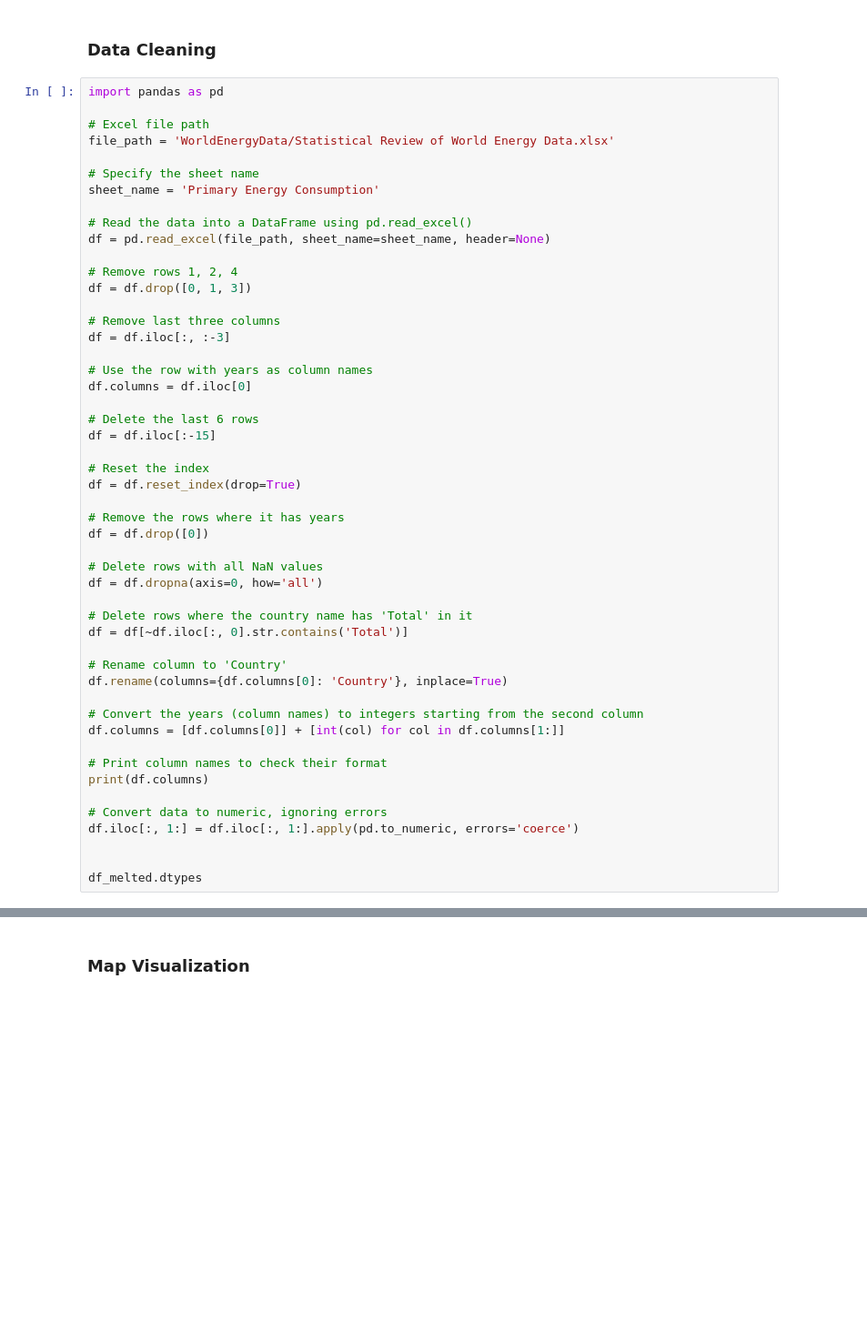
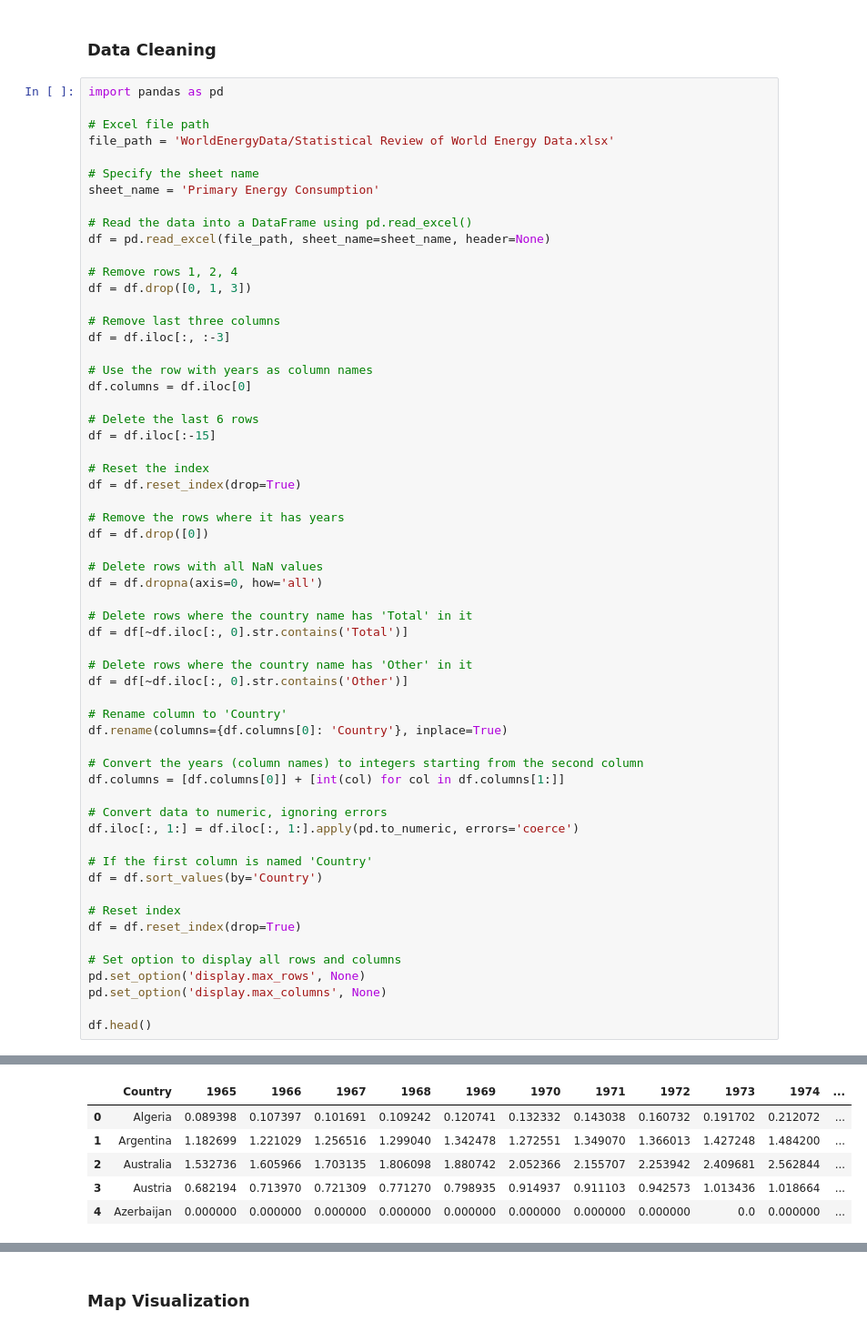
Before and after one commit to Yaq0ub/WorldEnergyData-Analysis, a Jupyter notebook: primaryEnergyConsumption.ipynb, the cells around one changed output, grey strips where cells are left out. Shown at 91% size. Saved outputs shown, nothing was run; the diff lists cells and outputs as text; blank space fills up the shorter version.

```diff
--- a/primaryEnergyConsumption.ipynb
+++ b/primaryEnergyConsumption.ipynb
@@ -36,18 +36,27 @@ df = df.dropna(axis=0, how='all')
 # Delete rows where the country name has 'Total' in it
 df = df[~df.iloc[:, 0].str.contains('Total')]
 
+# Delete rows where the country name has 'Other' in it
+df = df[~df.iloc[:, 0].str.contains('Other')]
+
 # Rename column to 'Country'
 df.rename(columns={df.columns[0]: 'Country'}, inplace=True)
 
 # Convert the years (column names) to integers starting from the second column
 df.columns = [df.columns[0]] + [int(col) for col in df.columns[1:]]
 
-# Print column names to check their format
-print(df.columns)
-
 # Convert data to numeric, ignoring errors
 df.iloc[:, 1:] = df.iloc[:, 1:].apply(pd.to_numeric, errors='coerce')
 
+# If the first column is named 'Country'
+df = df.sort_values(by='Country')
 
-df_melted.dtypes
+# Reset index
+df = df.reset_index(drop=True)
+
+# Set option to display all rows and columns
+pd.set_option('display.max_rows', None)
+pd.set_option('display.max_columns', None)
+
+df.head()
 # %% [output]
@@ -68,0 +63,6 @@ dtype: object
+|  | Country | 1965 | 1966 | 1967 | 1968 | 1969 | 1970 | 1971 | 1972 | 1973 | 1974 | ... |
+| 0 | Algeria | 0.089398 | 0.107397 | 0.101691 | 0.109242 | 0.120741 | 0.132332 | 0.143038 | 0.160732 | 0.191702 | 0.212072 | ... |
+| 1 | Argentina | 1.182699 | 1.221029 | 1.256516 | 1.299040 | 1.342478 | 1.272551 | 1.349070 | 1.366013 | 1.427248 | 1.484200 | ... |
+| 2 | Australia | 1.532736 | 1.605966 | 1.703135 | 1.806098 | 1.880742 | 2.052366 | 2.155707 | 2.253942 | 2.409681 | 2.562844 | ... |
+| 3 | Austria | 0.682194 | 0.713970 | 0.721309 | 0.771270 | 0.798935 | 0.914937 | 0.911103 | 0.942573 | 1.013436 | 1.018664 | ... |
+| 4 | Azerbaijan | 0.000000 | 0.000000 | 0.000000 | 0.000000 | 0.000000 | 0.000000 | 0.000000 | 0.000000 | 0.0 | 0.000000 | ... |
```
Also changed, not shown: parts of 6 cells of this notebook.
